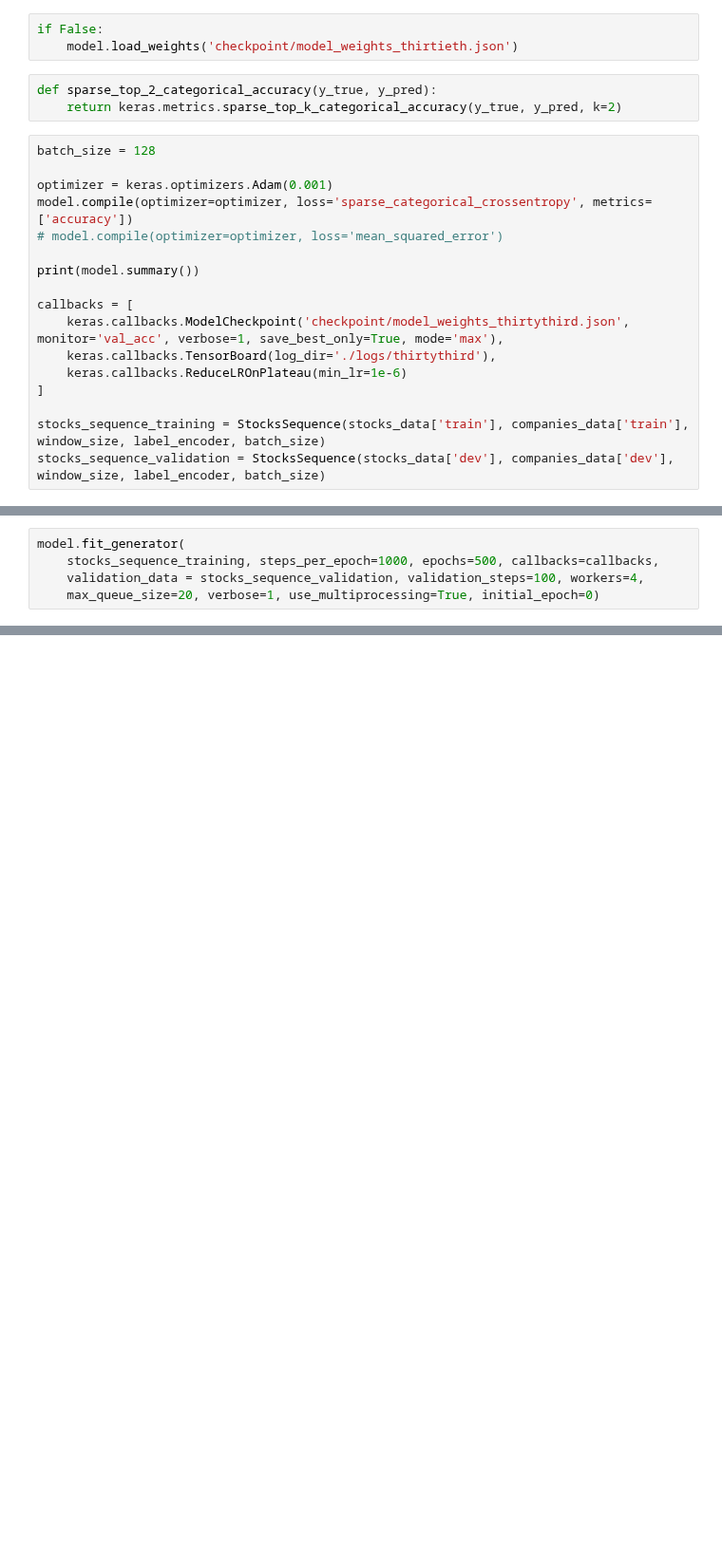
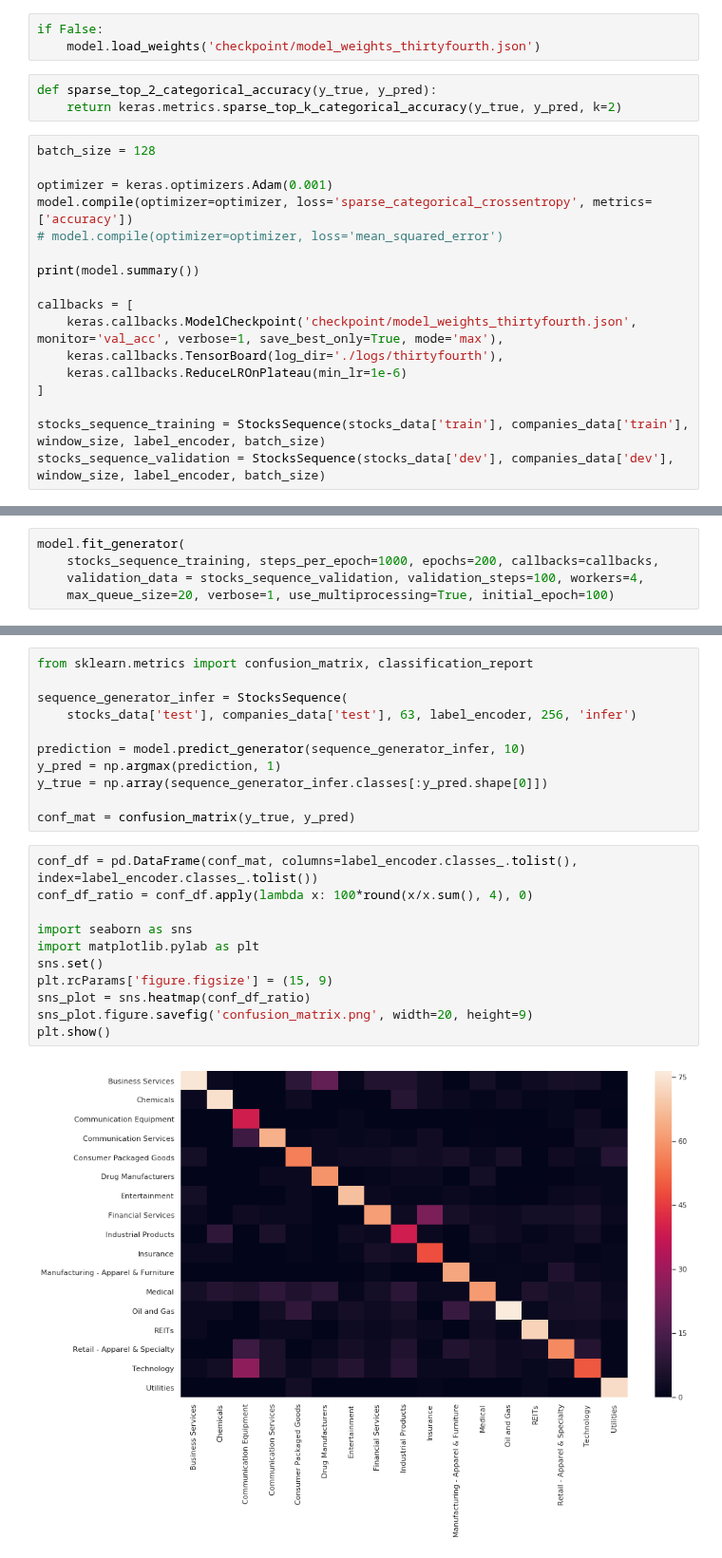
Before and after one commit to davidpham87/machine-learning, a Jupyter notebook: projects/capstone/multivariate_time_series_error_detection/notebooks/02-dph-model-training.ipynb, the cells around one changed output, grey strips where cells are left out. Shown at 95% size. Saved outputs shown, nothing was run; the diff lists cells and outputs as text; blank space fills up the shorter version.

```diff
--- a/projects/capstone/multivariate_time_series_error_detection/notebooks/02-dph-model-training.ipynb
+++ b/projects/capstone/multivariate_time_series_error_detection/notebooks/02-dph-model-training.ipynb
@@ -364,7 +335,7 @@ window_size = 63
 model = make_model(window_size=window_size)
 # %%
 if False:
-    model.load_weights('checkpoint/model_weights_thirtieth.json')
+    model.load_weights('checkpoint/model_weights_thirtyfourth.json')
 # %%
 def sparse_top_2_categorical_accuracy(y_true, y_pred):
     return keras.metrics.sparse_top_k_categorical_accuracy(y_true, y_pred, k=2)
@@ -378,8 +349,8 @@ model.compile(optimizer=optimizer, loss='sparse_categorical_crossentropy', metri
 print(model.summary())
 
 callbacks = [
-    keras.callbacks.ModelCheckpoint('checkpoint/model_weights_thirtythird.json', monitor='val_acc', verbose=1, save_best_only=True, mode='max'),
-    keras.callbacks.TensorBoard(log_dir='./logs/thirtythird'),
+    keras.callbacks.ModelCheckpoint('checkpoint/model_weights_thirtyfourth.json', monitor='val_acc', verbose=1, save_best_only=True, mode='max'),
+    keras.callbacks.TensorBoard(log_dir='./logs/thirtyfourth'),
     keras.callbacks.ReduceLROnPlateau(min_lr=1e-6)
 ]
 
@@ -405,7 +376,7 @@ ________________________________________________________________________________
 None
 # %%
 model.fit_generator(
-    stocks_sequence_training, steps_per_epoch=1000, epochs=500, callbacks=callbacks,
+    stocks_sequence_training, steps_per_epoch=1000, epochs=200, callbacks=callbacks,
     validation_data = stocks_sequence_validation, validation_steps=100, workers=4,
-    max_queue_size=20, verbose=1, use_multiprocessing=True, initial_epoch=0)
+    max_queue_size=20, verbose=1, use_multiprocessing=True, initial_epoch=100)
 # %% [output]
@@ -435,0 +407,24 @@ model.evaluate_generator(stocks_sequence_test, 400, workers=2, use_multiprocessi
+# %%
+from sklearn.metrics import confusion_matrix, classification_report
+
+sequence_generator_infer = StocksSequence(
+    stocks_data['test'], companies_data['test'], 63, label_encoder, 256, 'infer')
+
+prediction = model.predict_generator(sequence_generator_infer, 10)
+y_pred = np.argmax(prediction, 1)
+y_true = np.array(sequence_generator_infer.classes[:y_pred.shape[0]])
+
+conf_mat = confusion_matrix(y_true, y_pred)
+# %%
+conf_df = pd.DataFrame(conf_mat, columns=label_encoder.classes_.tolist(), index=label_encoder.classes_.tolist())
+conf_df_ratio = conf_df.apply(lambda x: 100*round(x/x.sum(), 4), 0)
+
+import seaborn as sns
+import matplotlib.pylab as plt
+sns.set()
+plt.rcParams['figure.figsize'] = (15, 9)
+sns_plot = sns.heatmap(conf_df_ratio)
+sns_plot.figure.savefig('confusion_matrix.png', width=20, height=9)
+plt.show()
+# %% [output]
+[figure, added]
```
Also changed, not shown: parts of 8 cells of this notebook, 7 other files.
